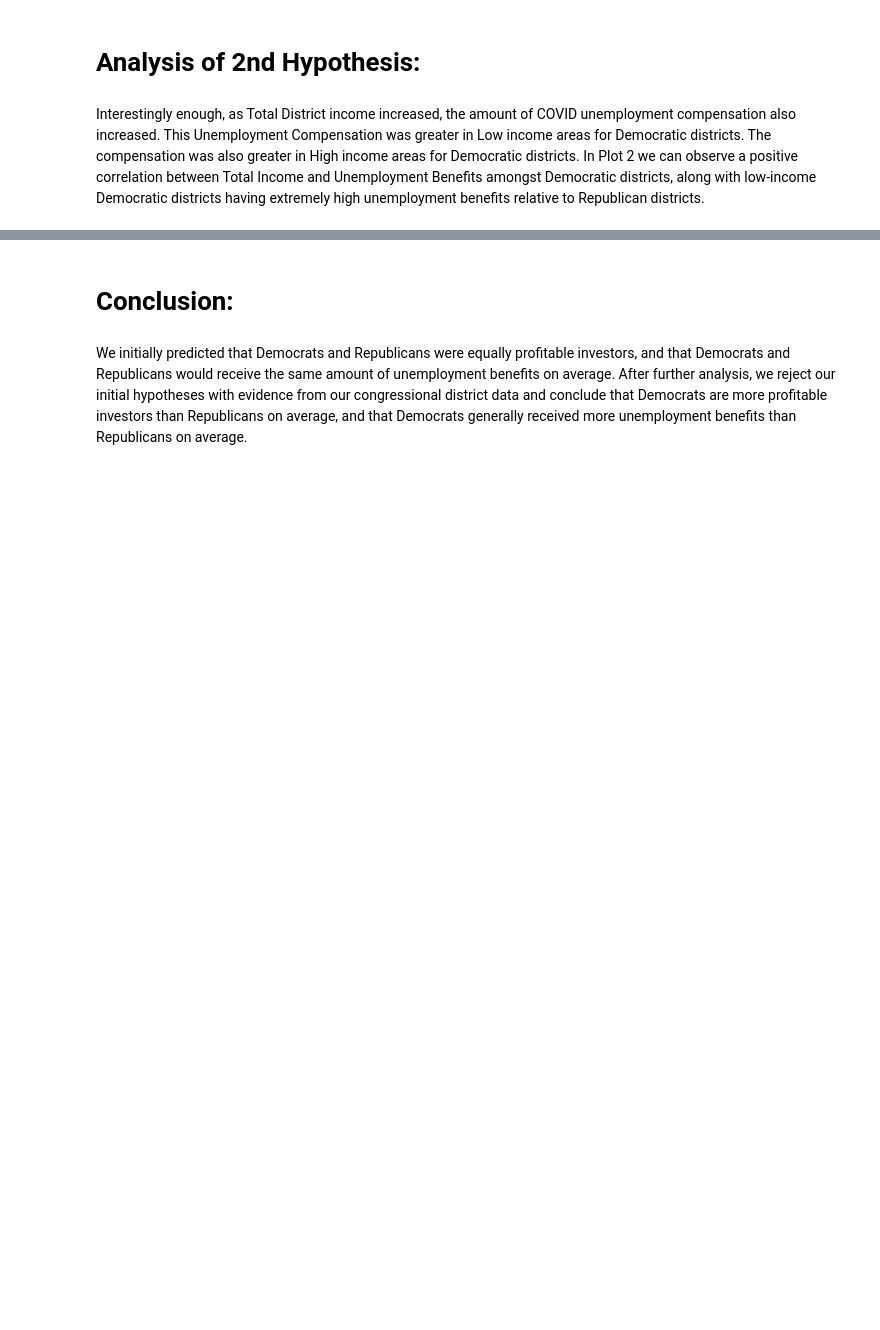
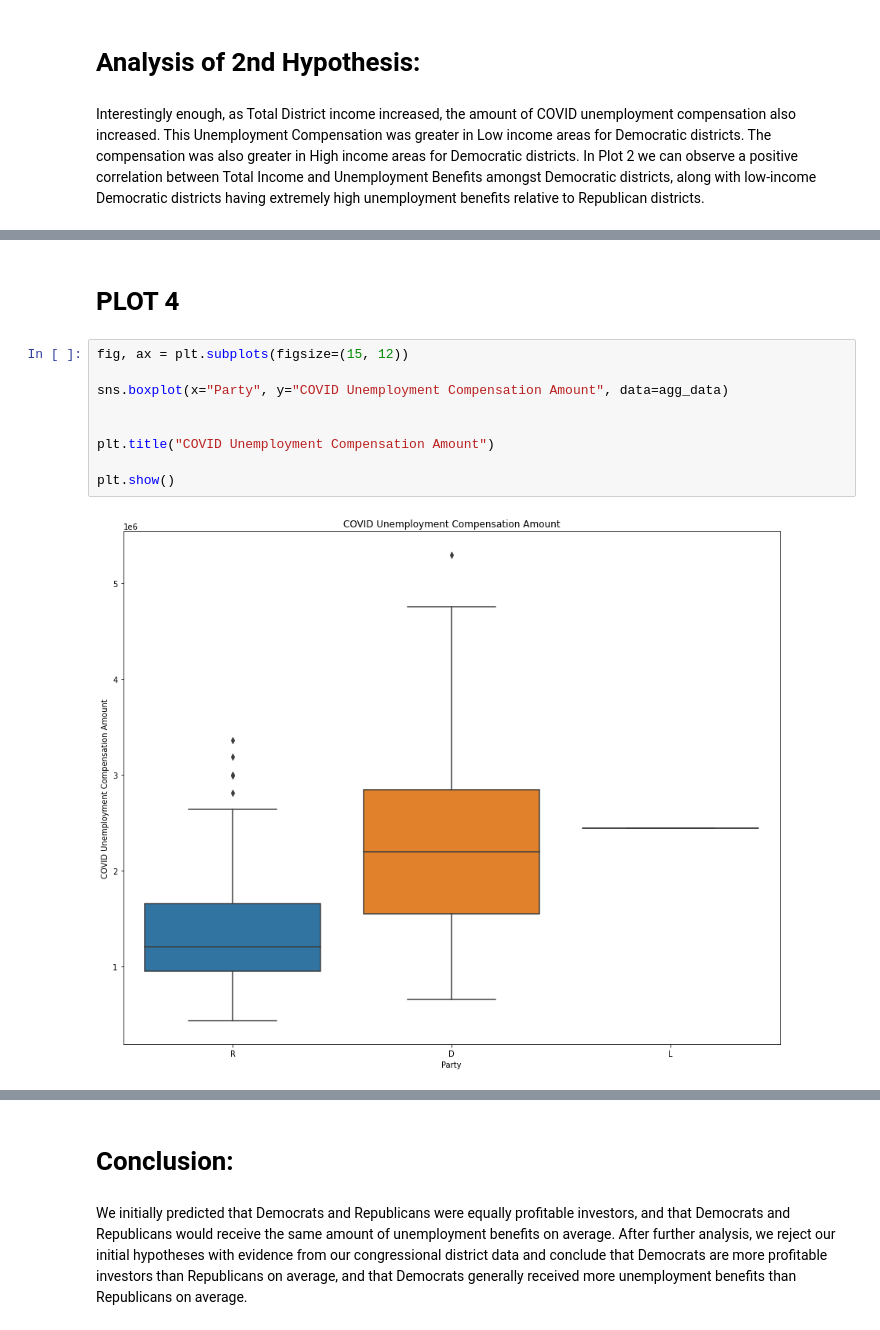
Before and after one commit to harrisonp1223/CongressionalAnalytics, a Jupyter notebook: GSB_521_Project_Build.ipynb, the cells around one changed output, grey strips where cells are left out. Cells and saved outputs as stored; diff of their text form; blank space fills up the shorter version.

```diff
--- a/GSB_521_Project_Build.ipynb
+++ b/GSB_521_Project_Build.ipynb
@@ -166,0 +180,13 @@ Interestingly enough, as Total District income increased, the amount of COVID un
+# %% [markdown]
+# PLOT 4
+# %%
+fig, ax = plt.subplots(figsize=(15, 12))
+
+sns.boxplot(x="Party", y="COVID Unemployment Compensation Amount", data=agg_data)
+
+
+plt.title("COVID Unemployment Compensation Amount")
+
+plt.show()
+# %% [output]
+[figure, added]
```
Also changed, not shown: parts of 9 cells of this notebook.
